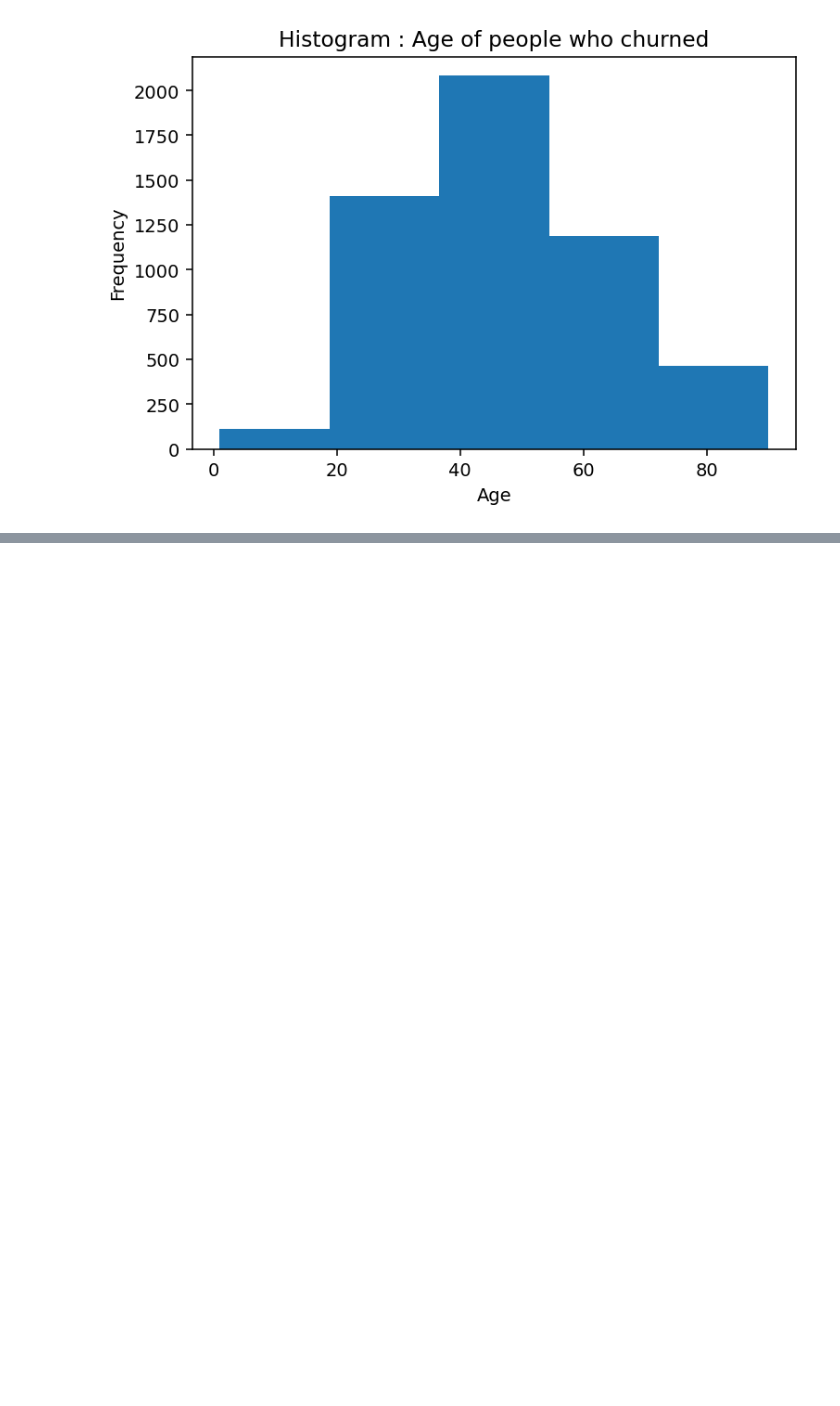
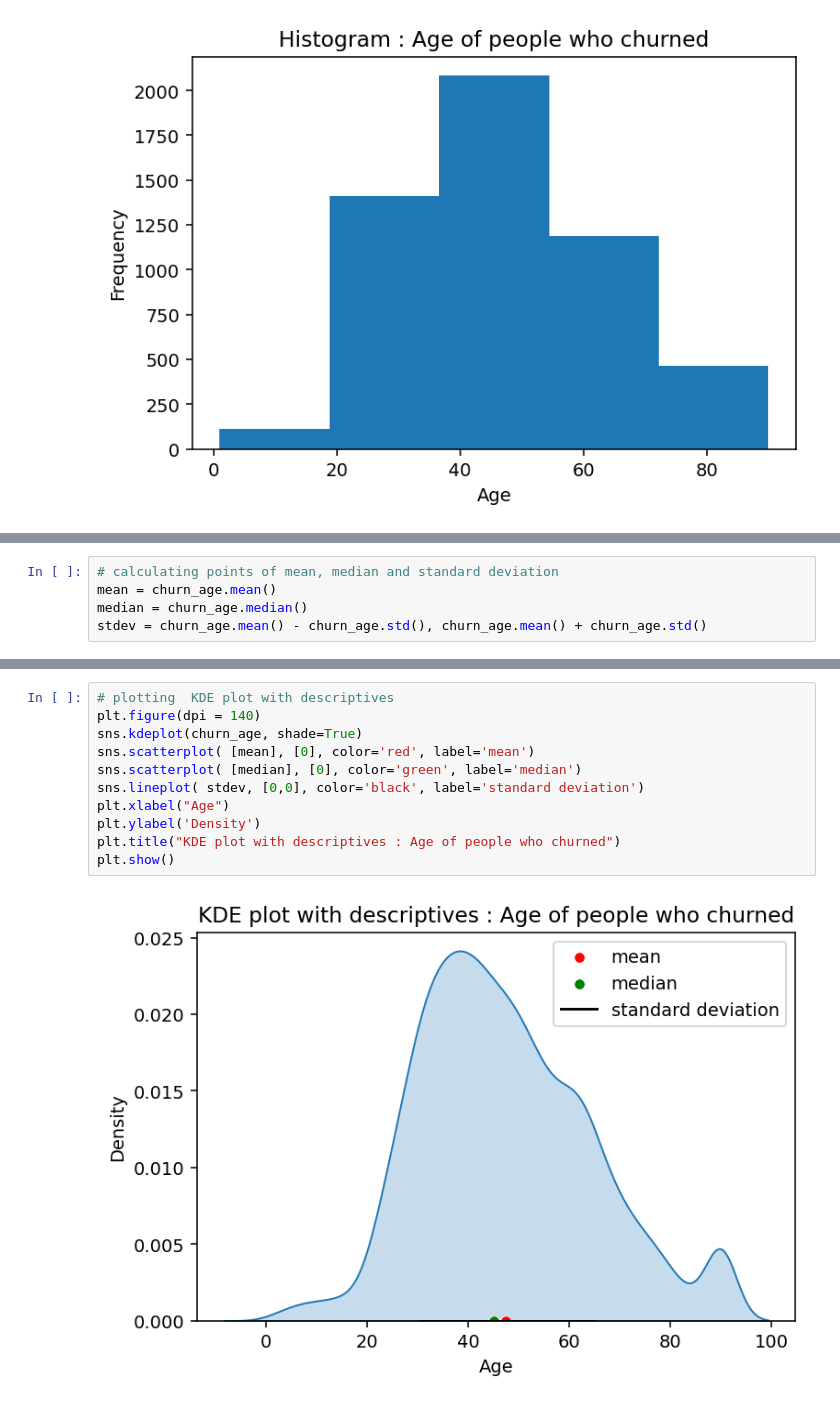
Before and after one commit to jarvismayur/Data-Science-Projects-Pratices, a Jupyter notebook: 46 Exploratory Data Analysis - KDE Plots.ipynb, the cells around one changed output, grey strips where cells are left out. Drawn from its saved outputs; the diff is of its cells as text; blank space fills up the shorter version.

```diff
--- a/46 Exploratory Data Analysis - KDE Plots.ipynb
+++ b/46 Exploratory Data Analysis - KDE Plots.ipynb
@@ -72,0 +91,5 @@ plt.show()
+# %%
+# calculating points of mean, median and standard deviation
+mean = churn_age.mean()
+median = churn_age.median()
+stdev = churn_age.mean() - churn_age.std(), churn_age.mean() + churn_age.std()
@@ -72,0 +101,13 @@ plt.show()
+# %%
+# plotting  KDE plot with descriptives
+plt.figure(dpi = 140)
+sns.kdeplot(churn_age, shade=True)
+sns.scatterplot( [mean], [0], color='red', label='mean')
+sns.scatterplot( [median], [0], color='green', label='median')
+sns.lineplot( stdev, [0,0], color='black', label='standard deviation')
+plt.xlabel("Age")
+plt.ylabel('Density')
+plt.title("KDE plot with descriptives : Age of people who churned")
+plt.show()
+# %% [output]
+[figure, added]
```
Also changed, not shown: parts of 3 cells of this notebook.
